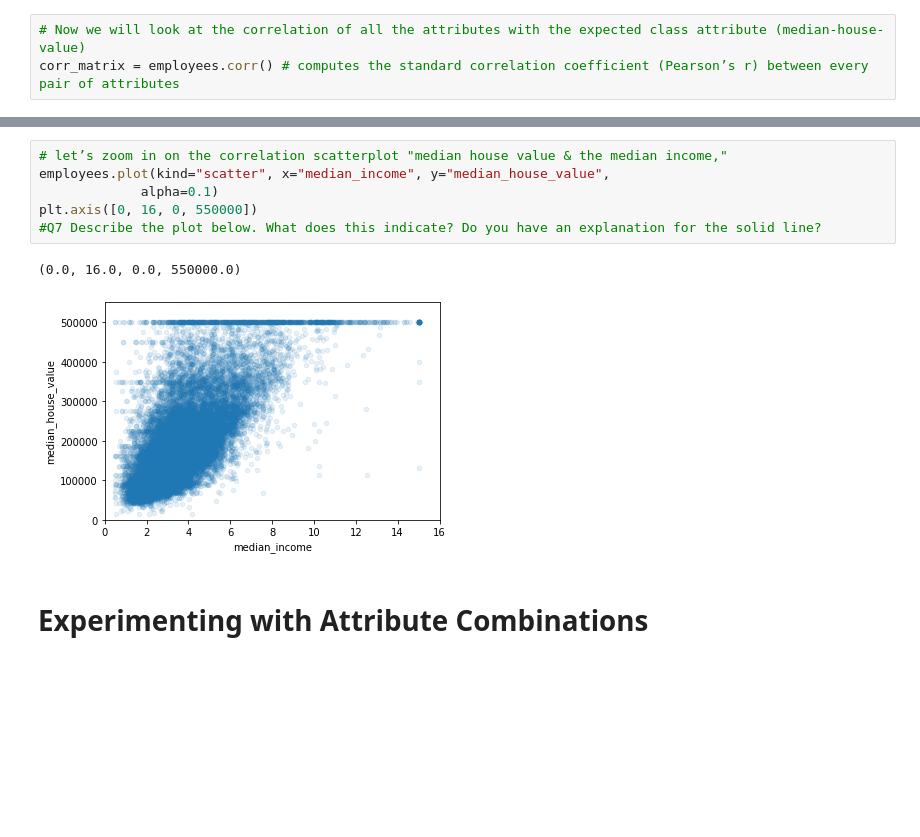
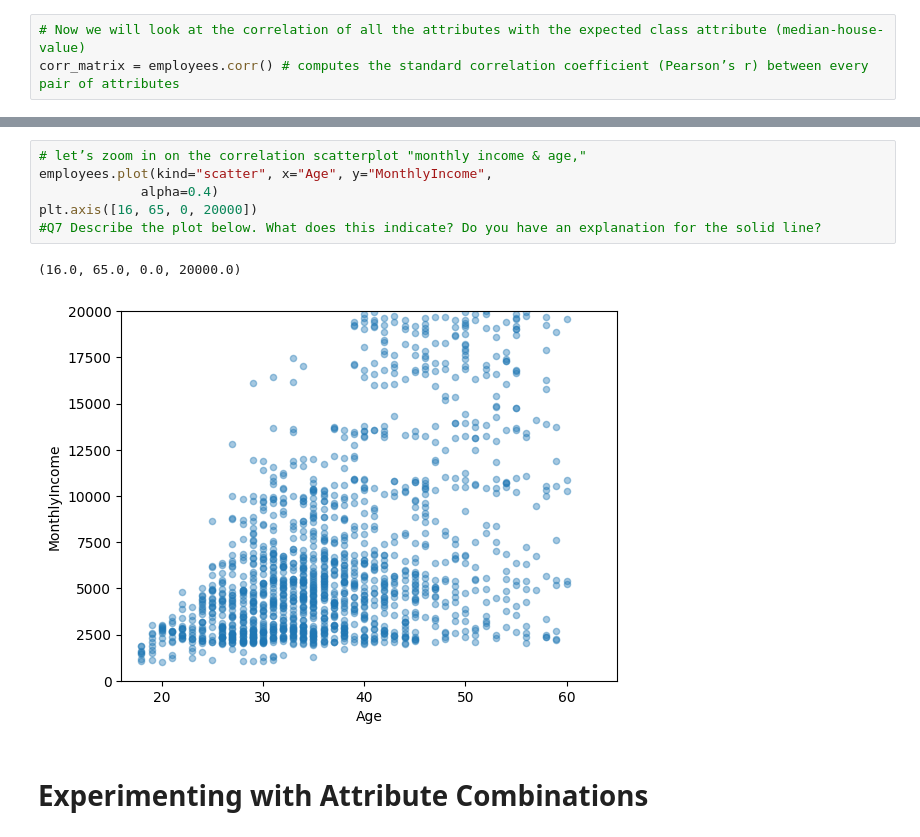
Before and after one commit to Darcinn/F21DL, a Jupyter notebook: Notebooks/Lab 2/Lab-2.ipynb, the cells around one changed output, grey strips where cells are left out. Cells and saved outputs as stored; diff of their text form; blank space fills up the shorter version.

```diff
--- a/Notebooks/Lab 2/Lab-2.ipynb
+++ b/Notebooks/Lab 2/Lab-2.ipynb
@@ -195,12 +247,12 @@ array([[<matplotlib.axes._subplots.AxesSubplot object at 0x...>,
 # %%
-# let’s zoom in on the correlation scatterplot "median house value & the median income,"
-employees.plot(kind="scatter", x="median_income", y="median_house_value",
-             alpha=0.1)
-plt.axis([0, 16, 0, 550000])
+# let’s zoom in on the correlation scatterplot "monthly income & age,"
+employees.plot(kind="scatter", x="Age", y="MonthlyIncome",
+             alpha=0.4)
+plt.axis([16, 65, 0, 20000])
 #Q7 Describe the plot below. What does this indicate? Do you have an explanation for the solid line?
 # %% [output]
-(0.0, 16.0, 0.0, 550000.0)
+(16.0, 65.0, 0.0, 20000.0)
-[figure, old version]
+[figure, new version]
 # %% [markdown]
 # Experimenting with Attribute Combinations
 # %%
```
Also changed, not shown: parts of 39 cells of this notebook, 2 other files.
